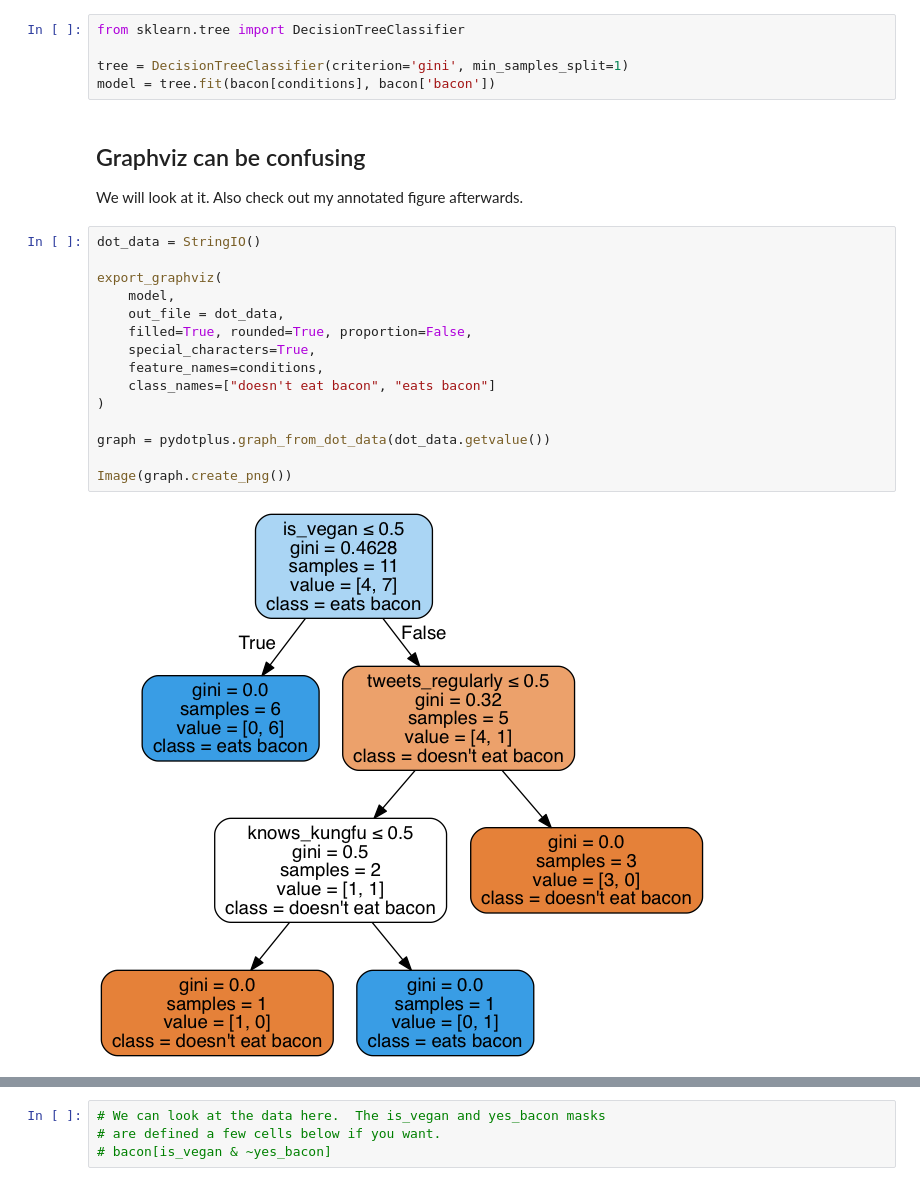
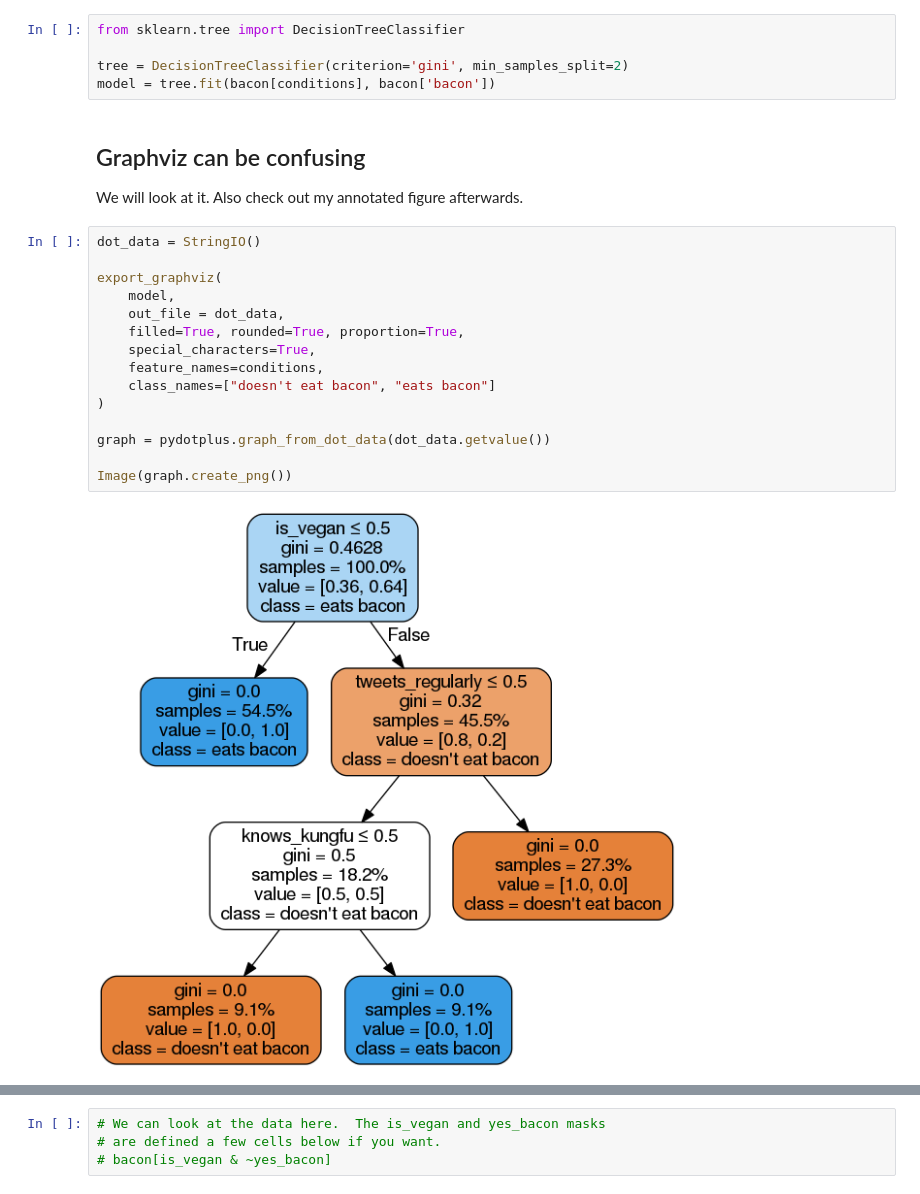
Before and after one commit to ga-curriculum/lesson-decision-trees, a Jupyter notebook: CART-codealong.ipynb, the cells around one changed output, grey strips where cells are left out. Drawn from its saved outputs; the diff is of its cells as text.

```diff
--- a/CART-codealong.ipynb
+++ b/CART-codealong.ipynb
@@ -387,7 +501,7 @@ Information Gain with Entroypy for all conditions at this level is 0.15
 # %%
 from sklearn.tree import DecisionTreeClassifier
 
-tree = DecisionTreeClassifier(criterion='gini', min_samples_split=1)
+tree = DecisionTreeClassifier(criterion='gini', min_samples_split=2)
 model = tree.fit(bacon[conditions], bacon['bacon'])
 # %% [markdown]
 ## Graphviz can be confusing
@@ -395,20 +509,20 @@ We will look at it.  Also check out my annotated figure afterwards.
 # %%
 dot_data = StringIO()
 
 export_graphviz(
     model,
     out_file = dot_data,
-    filled=True, rounded=True, proportion=False,
+    filled=True, rounded=True, proportion=True,
     special_characters=True,
     feature_names=conditions,
     class_names=["doesn't eat bacon", "eats bacon"]
 )
 
 graph = pydotplus.graph_from_dot_data(dot_data.getvalue())
 
 Image(graph.create_png())
 # %% [output]
-[figure, old version]
+[figure, new version]
 # %% [markdown]
 ### There are lots parameters to change the output of the figure
 However, here is another way of looking at this:
```
Also changed, not shown: parts of 20 cells of this notebook, 1 other file.
